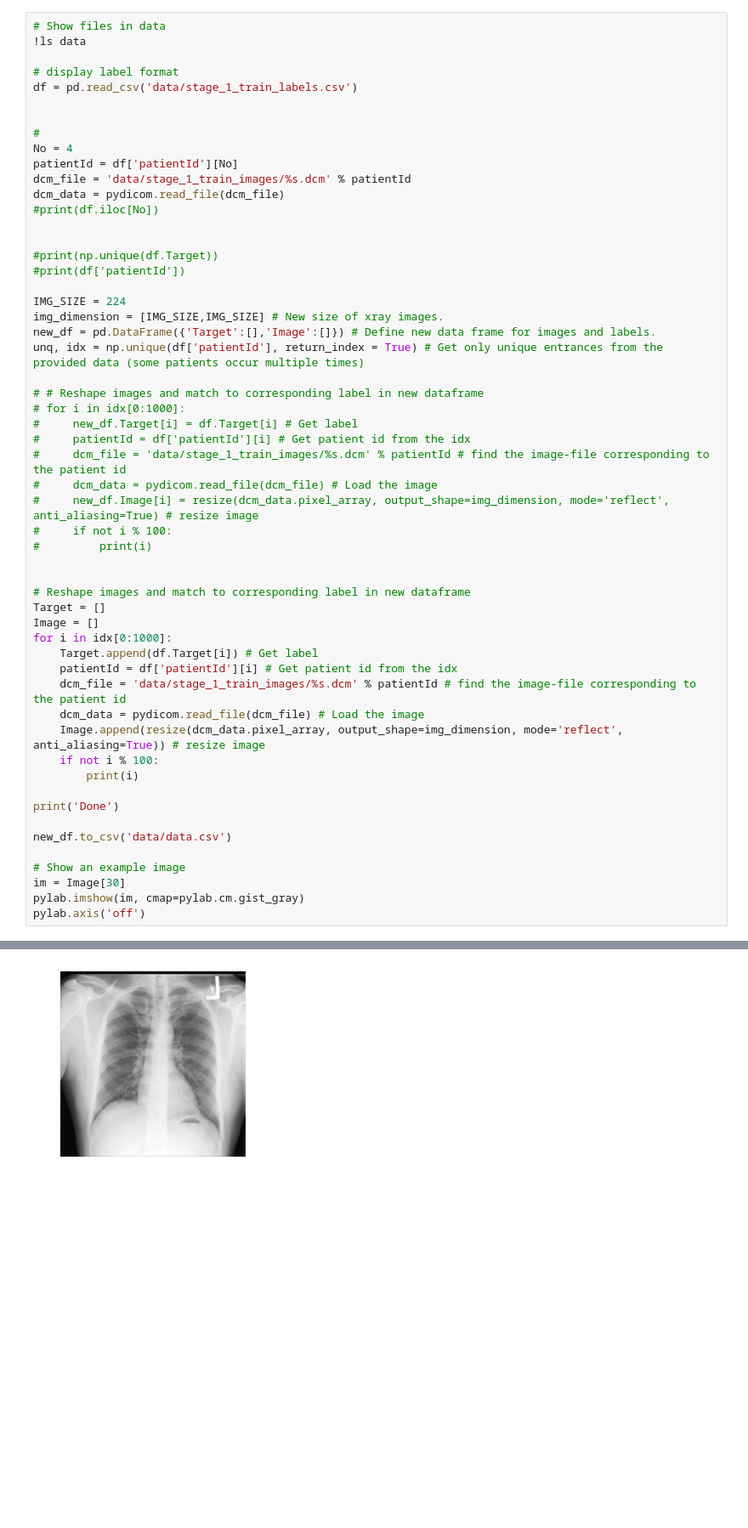
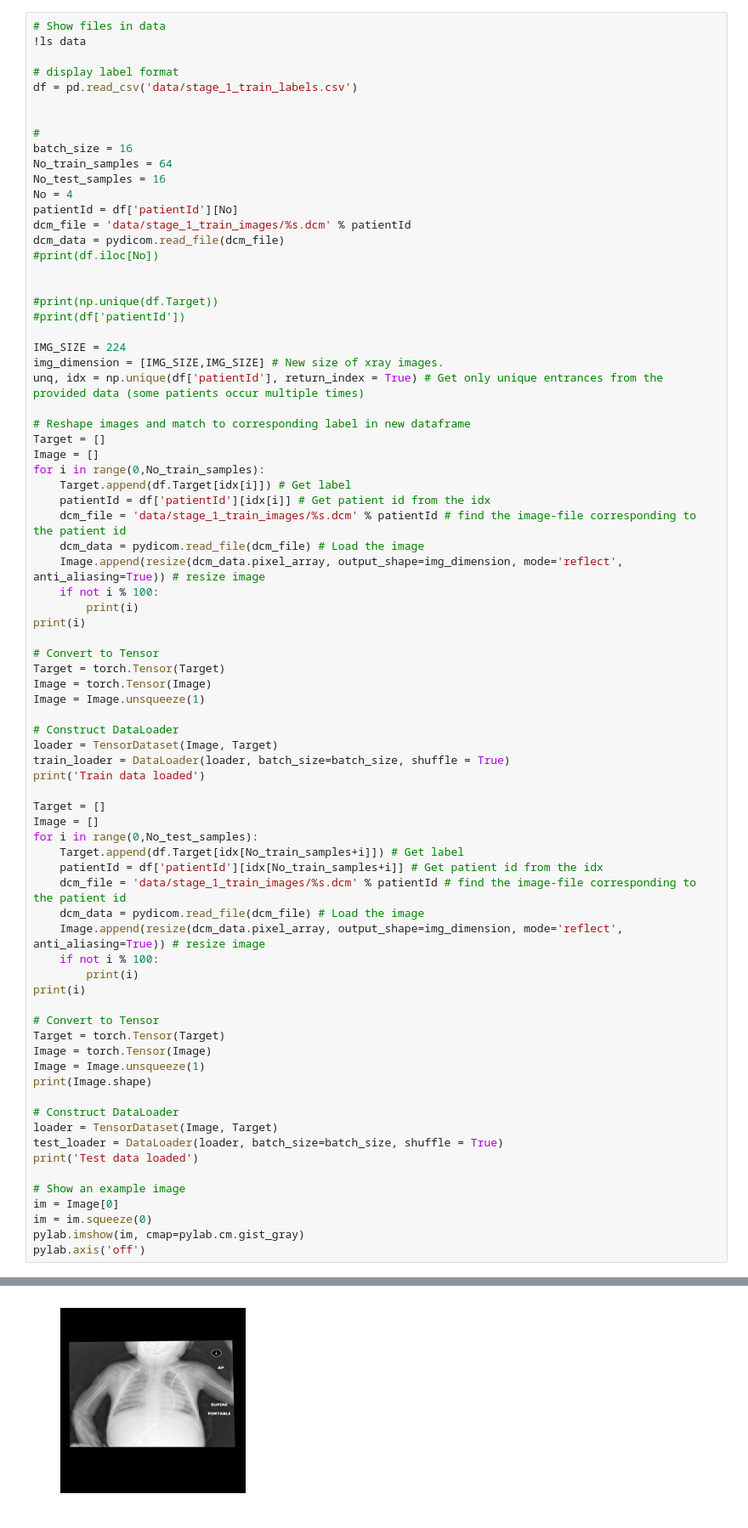
Before and after one commit to Soren941/Pneumonia_in_thorax_xray, a Jupyter notebook: Main.ipynb, the cells around one changed output, grey strips where cells are left out. Shown: that part at 85% size. Cells and saved outputs as stored; diff of their text form; blank space fills up the shorter version.

Commit message:
Debugged trainloop

```diff
--- a/Main.ipynb
+++ b/Main.ipynb
@@ -63,6 +52,9 @@ df = pd.read_csv('data/stage_1_train_labels.csv')
 
 
 #
+batch_size = 16
+No_train_samples = 64
+No_test_samples = 16
 No = 4
 patientId = df['patientId'][No]
 dcm_file = 'data/stage_1_train_images/%s.dcm' % patientId
@@ -75,38 +67,57 @@ dcm_data = pydicom.read_file(dcm_file)
 
 IMG_SIZE = 224
 img_dimension = [IMG_SIZE,IMG_SIZE] # New size of xray images.
-new_df = pd.DataFrame({'Target':[],'Image':[]}) # Define new data frame for images and labels.
 unq, idx = np.unique(df['patientId'], return_index = True) # Get only unique entrances from the provided data (some patients occur multiple times)
-
-# # Reshape images and match to corresponding label in new dataframe
-# for i in idx[0:1000]:
-#     new_df.Target[i] = df.Target[i] # Get label
-#     patientId = df['patientId'][i] # Get patient id from the idx
-#     dcm_file = 'data/stage_1_train_images/%s.dcm' % patientId # find the image-file corresponding to the patient id
-#     dcm_data = pydicom.read_file(dcm_file) # Load the image
-#     new_df.Image[i] = resize(dcm_data.pixel_array, output_shape=img_dimension, mode='reflect', anti_aliasing=True) # resize image
-#     if not i % 100:
-#         print(i)
-
 
 # Reshape images and match to corresponding label in new dataframe
 Target = []
 Image = []
-for i in idx[0:1000]:
-    Target.append(df.Target[i]) # Get label
-    patientId = df['patientId'][i] # Get patient id from the idx
+for i in range(0,No_train_samples):
+    Target.append(df.Target[idx[i]]) # Get label
+    patientId = df['patientId'][idx[i]] # Get patient id from the idx
     dcm_file = 'data/stage_1_train_images/%s.dcm' % patientId # find the image-file corresponding to the patient id
     dcm_data = pydicom.read_file(dcm_file) # Load the image
     Image.append(resize(dcm_data.pixel_array, output_shape=img_dimension, mode='reflect', anti_aliasing=True)) # resize image
     if not i % 100:
         print(i)
+print(i)
 
-print('Done')
+# Convert to Tensor
+Target = torch.Tensor(Target)
+Image = torch.Tensor(Image)
+Image = Image.unsqueeze(1)
 
-new_df.to_csv('data/data.csv')
+# Construct DataLoader
+loader = TensorDataset(Image, Target)
+train_loader = DataLoader(loader, batch_size=batch_size, shuffle = True)
+print('Train data loaded')
+
+Target = []
+Image = []
+for i in range(0,No_test_samples):
+    Target.append(df.Target[idx[No_train_samples+i]]) # Get label
+    patientId = df['patientId'][idx[No_train_samples+i]] # Get patient id from the idx
+    dcm_file = 'data/stage_1_train_images/%s.dcm' % patientId # find the image-file corresponding to the patient id
+    dcm_data = pydicom.read_file(dcm_file) # Load the image
+    Image.append(resize(dcm_data.pixel_array, output_shape=img_dimension, mode='reflect', anti_aliasing=True)) # resize image
+    if not i % 100:
+        print(i)
+print(i)
+
+# Convert to Tensor
+Target = torch.Tensor(Target)
+Image = torch.Tensor(Image)
+Image = Image.unsqueeze(1)
+print(Image.shape)
+
+# Construct DataLoader
+loader = TensorDataset(Image, Target)
+test_loader = DataLoader(loader, batch_size=batch_size, shuffle = True)
+print('Test data loaded')
 
 # Show an example image
-im = Image[30]
+im = Image[0]
+im = im.squeeze(0)
 pylab.imshow(im, cmap=pylab.cm.gist_gray)
 pylab.axis('off')
 # %% [output]
@@ -130,2 +136,2 @@ Done
 (-0.5, 223.5, 223.5, -0.5)
-[figure, old version]
+[figure, new version]
```
Also changed, not shown: parts of 8 cells of this notebook.
